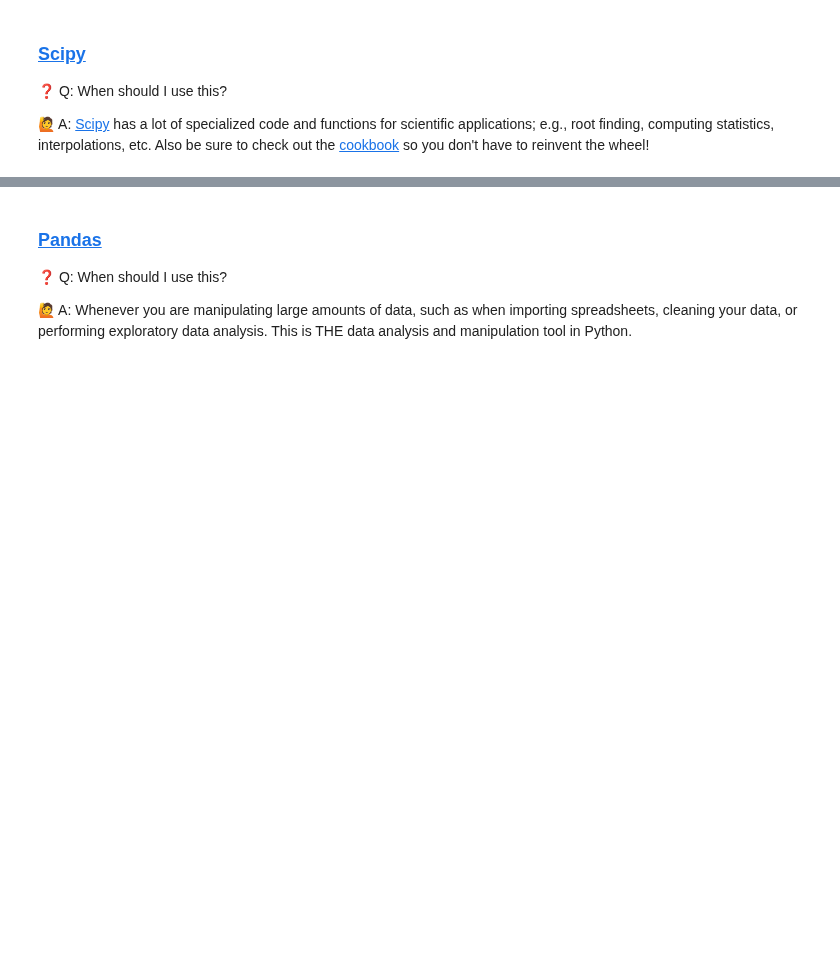
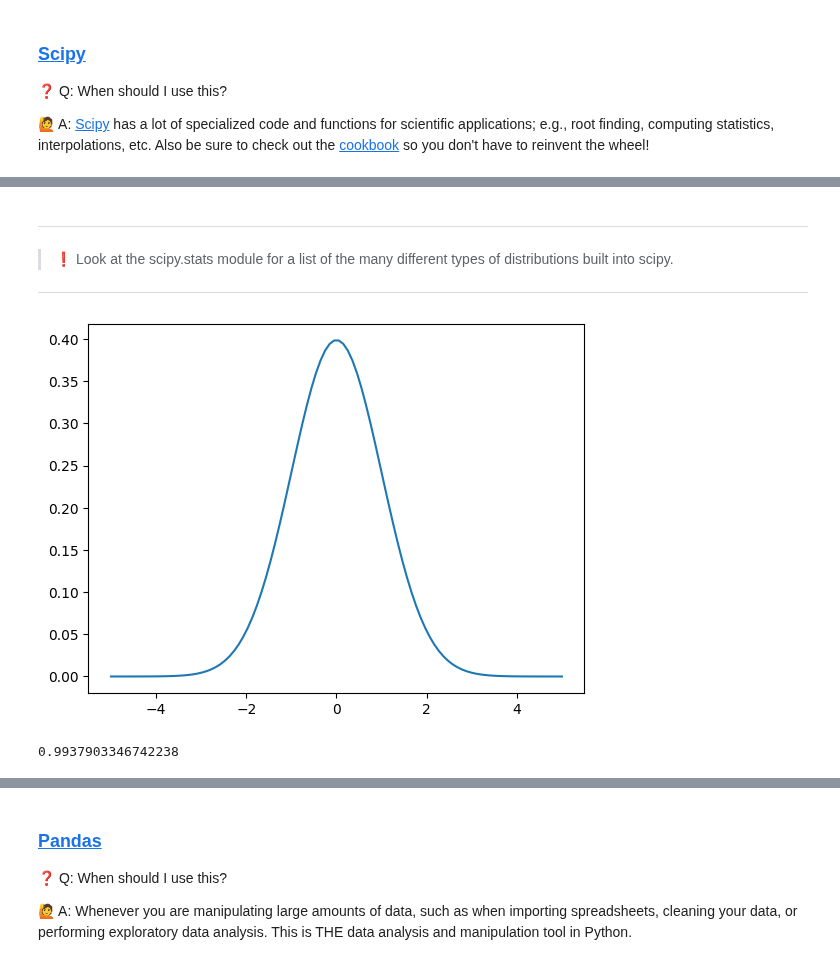
Before and after one commit to mahynski/chemometric-carpentry, a Jupyter notebook: notebooks/Introduction.ipynb, the cells around one changed output, grey strips where cells are left out. Saved outputs shown, nothing was run; the diff lists cells and outputs as text; code cells hidden in the pictures; blank space fills up the shorter version.

```diff
--- a/notebooks/Introduction.ipynb
+++ b/notebooks/Introduction.ipynb
@@ -895,0 +945,4 @@ For chemometric applications, the most useful tools are typically [statistics](h
+# %% [markdown]
+---
+> ❗ Look at the scipy.stats module for a list of the many different types of distributions built into scipy.
+---
@@ -895,0 +952,25 @@ For chemometric applications, the most useful tools are typically [statistics](h
+# %%
+# Let's look at a simple Gaussian or Normal distribution.
+rv = scipy.stats.norm(
+    loc=0, # Center the distribution at x = 0
+    scale=1 # Give it a standard deviation of 1
+)
+# %%
+# Now plot the probability distribution.
+import matplotlib.pyplot as plt
+x = np.linspace(-5, 5, 100)
+_ = plt.plot(
+    x,
+    rv.pdf(x)
+)
+# %% [output]
+[figure, added]
+# %%
+# When performing statistical tests we often need to acces things like the
+# Cumulative distribution function (the total / integral of the distribution
+# up to a certain point).
+
+# This returns the percent of the distribution under the curve up to this point.
+rv.cdf(2.5)
+# %% [output]
+0.9937903346742238
```
Also changed, not shown: parts of 39 cells of this notebook.
